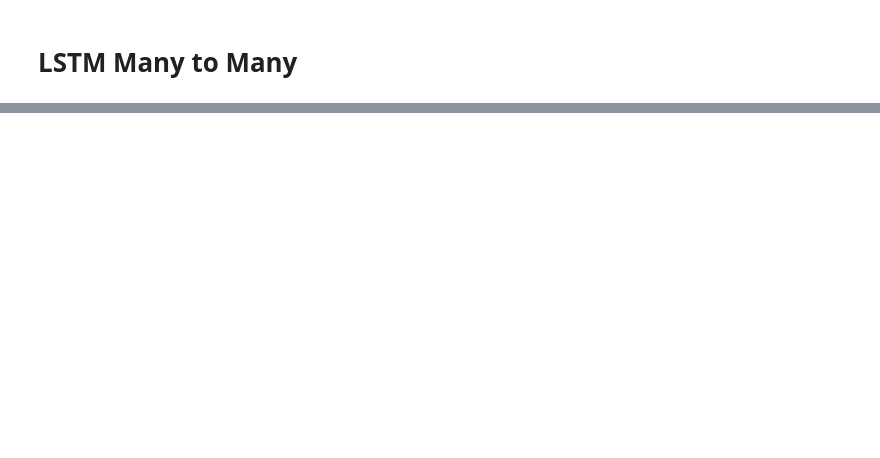
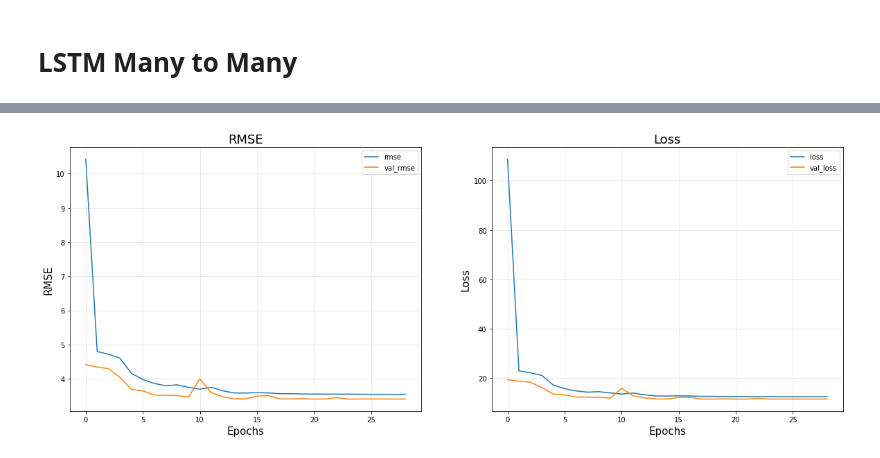
Before and after one commit to parksj2480/KLOSA, a Jupyter notebook: model/LSTM.ipynb, the cells around one changed output, grey strips where cells are left out. Drawn from its saved outputs; the diff is of its cells as text; code cells hidden in the pictures; blank space fills up the shorter version.

```diff
--- a/model/LSTM.ipynb
+++ b/model/LSTM.ipynb
@@ -190,7 +184,7 @@ model2.summary()
 # %%
 # LSTM 2차 부터 8차까지 MMSE,MMSEG 를 제외한 데이터 만들기 2차~8차 MMSE 점수가 Target 변수
-df=pd.read_csv("MainData.csv")
-
+df=pd.read_csv("../data/MainData.csv")
+df=df[df.columns.drop(list(df.filter(regex=r'(region1|adl|C056)')))]
 df1=df.loc[:,'w01hhsize':'w01present_labor']
 df2=df.loc[:,'w02hhsize':'w02present_labor']
 df3=df.loc[:,'w03hhsize':'w03present_labor']
@@ -211,7 +205,7 @@ sc=MinMaxScaler()
 
 X=pd.DataFrame(sc.fit_transform(X))
 
-X=X.values.reshape(X.shape[0],7,29)
+X=X.values.reshape(X.shape[0],7,-1)
 
 # Train Test Set 으로 Split 하자
 from sklearn.model_selection import train_test_split
@@ -223,0 +218,14 @@ print(X_train.shape,X_test.shape)
+# %%
+# LSTM many-to-many Hyperparameter Tuning
+model2 = Sequential() # Sequeatial Model
+model2.add(LSTM(128, input_shape=(7, 25),return_sequences=True)) # (timestep, feature)
+model2.add(Dropout(0.2))
+model2.add(LSTM(128,return_sequences=True))
+model2.add(Dropout(0.2))
+model2.add(Dense(64,activation='relu'))
+model2.add(Dense(16,activation='relu'))
+model2.add(Dense(8,activation='relu'))
+model2.add(Dense(1)) # output = 1
+model2.compile(optimizer='adam', loss='mse', metrics=[tf.keras.metrics.RootMeanSquaredError()])
+
+model2.summary()
@@ -224,6 +250,8 @@ print(X_train.shape,X_test.shape)
 # %%
-early_stop = EarlyStopping(monitor='loss', patience=5, verbose=1)
+es = EarlyStopping(monitor='val_loss', mode='min', verbose=0, patience=5)
+mc = ModelCheckpoint("lstm.h5", save_best_only=True)
+rlr = ReduceLROnPlateau(factor=0.2, patience=3)
 
-model2.fit(X_train, y_train, epochs=100,
-          batch_size=30, verbose=1, callbacks=[early_stop])
+# fit model
+history = model2.fit(X_train, y_train, batch_size=16, validation_split=0.2, epochs=50,callbacks=[es,mc,rlr])
 # %% [output]
@@ -272,0 +300,4 @@ np.sqrt(mean_squared_error(y_train, y_train_pred))
+# %%
+plot_history(history)
+# %% [output]
+[figure, added]
```
Also changed, not shown: parts of 25 cells of this notebook, 7 other files.
